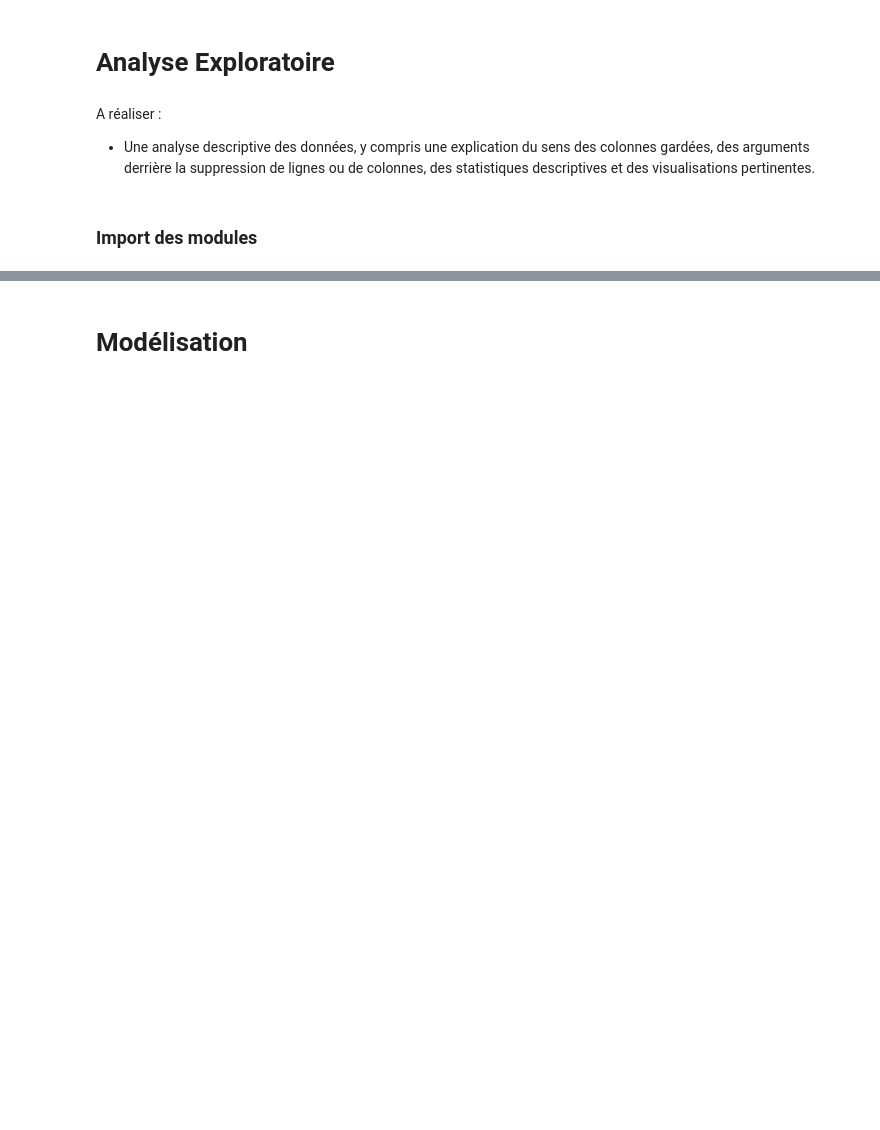
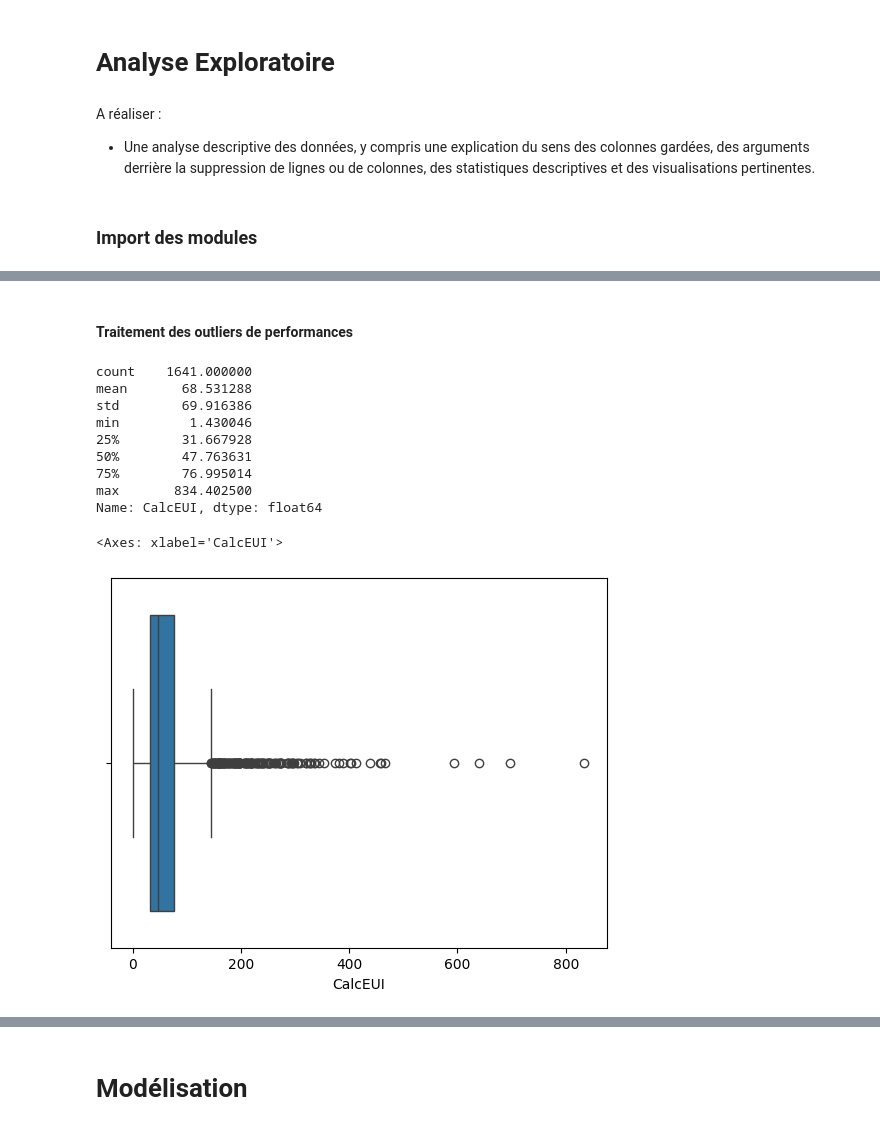
Before and after one commit to day811/OCDE-P6, a Jupyter notebook: template_modelistation_supervisee.ipynb, the cells around one changed output, grey strips where cells are left out. Drawn from its saved outputs; the diff is of its cells as text; code cells hidden in the pictures; blank space fills up the shorter version.

```diff
--- a/template_modelistation_supervisee.ipynb
+++ b/template_modelistation_supervisee.ipynb
@@ -235,0 +327,18 @@ memory usage: 352.8+ KB
+# %% [markdown]
+#### Traitement des outliers de performances
+# %%
+bc_only_non_residential['CalcEUI'] = bc_only_non_residential['SiteEnergyUse(kBtu)'] / bc_only_non_residential['3LargestGFA']
+print(bc_only_non_residential['CalcEUI'].describe())
+sns.boxplot(bc_only_non_residential,x = 'CalcEUI')
+# %% [output]
+count    1641.000000
+mean       68.531288
+std        69.916386
+min         1.430046
+25%        31.667928
+50%        47.763631
+75%        76.995014
+max       834.402500
+Name: CalcEUI, dtype: float64
+<Axes: xlabel='CalcEUI'>
+[figure, added]
```
Also changed, not shown: parts of 101 cells of this notebook, 2 other files.
